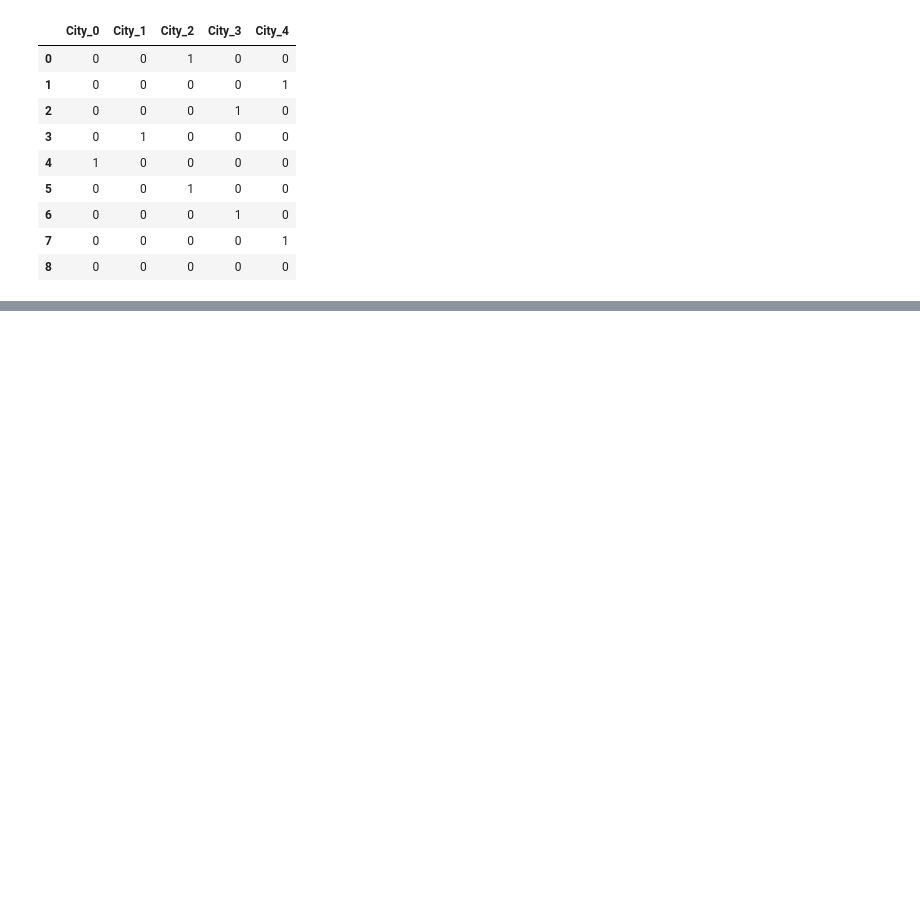
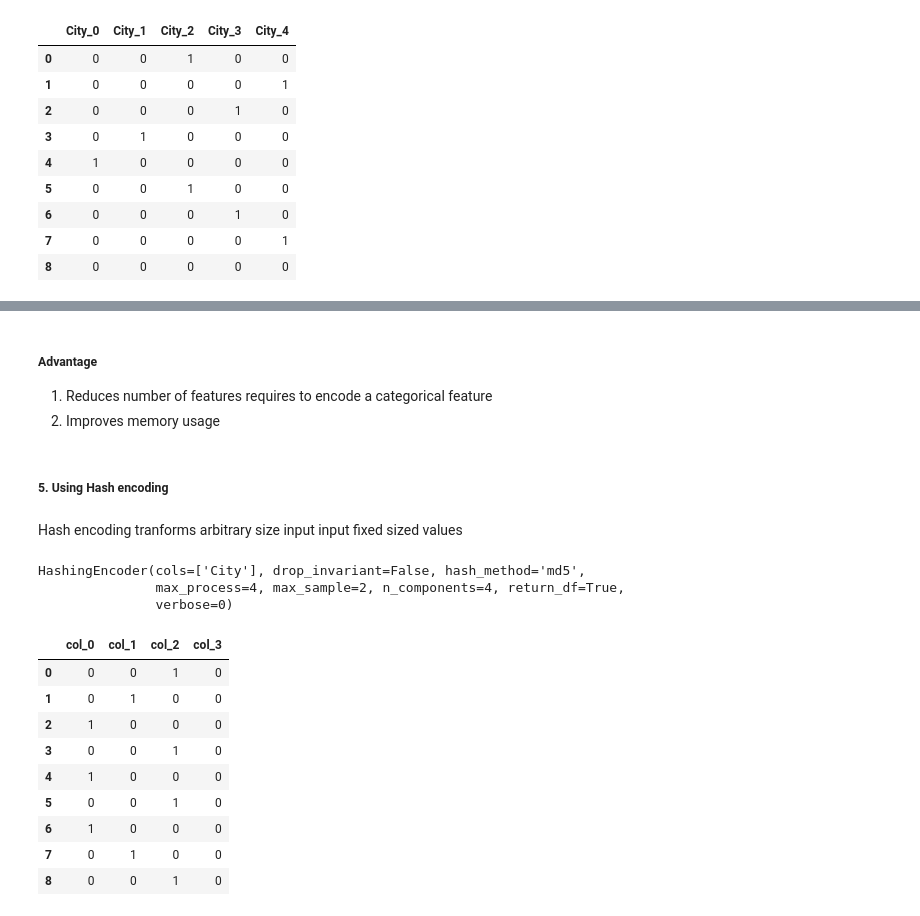
Before and after one commit to vishalbansal-1650/Categorical-Encoding-Techniques, a Jupyter notebook: Categorical Data Encoding Techniques.ipynb, the cells around one changed output, grey strips where cells are left out. Drawn from its saved outputs; the diff is of its cells as text; code cells hidden in the pictures; blank space fills up the shorter version.

```diff
--- a/Categorical Data Encoding Techniques.ipynb
+++ b/Categorical Data Encoding Techniques.ipynb
@@ -147,0 +238,30 @@ data
+# %% [markdown]
+##### Advantage
+
+1. Reduces number of features requires to encode a categorical feature
+2. Improves memory usage
+# %% [markdown]
+##### 5. Using Hash encoding
+# %% [markdown]
+Hash encoding tranforms arbitrary size input input fixed sized values
+# %%
+Hash_encode = ce.HashingEncoder(cols='City',return_df=True,n_components=4)
+# %%
+Hash_encode.fit(data['City'])
+# %% [output]
+HashingEncoder(cols=['City'], drop_invariant=False, hash_method='md5',
+               max_process=4, max_sample=2, n_components=4, return_df=True,
+               verbose=0)
+# %%
+Hash_encode.transform(data['City'])
+# %% [output]
+|  | col_0 | col_1 | col_2 | col_3 |
+| 0 | 0 | 0 | 1 | 0 |
+| 1 | 0 | 1 | 0 | 0 |
+| 2 | 1 | 0 | 0 | 0 |
+| 3 | 0 | 0 | 1 | 0 |
+| 4 | 1 | 0 | 0 | 0 |
+| 5 | 0 | 0 | 1 | 0 |
+| 6 | 1 | 0 | 0 | 0 |
+| 7 | 0 | 1 | 0 | 0 |
+| 8 | 0 | 0 | 1 | 0 |
```
Also changed, not shown: parts of 27 cells of this notebook.
